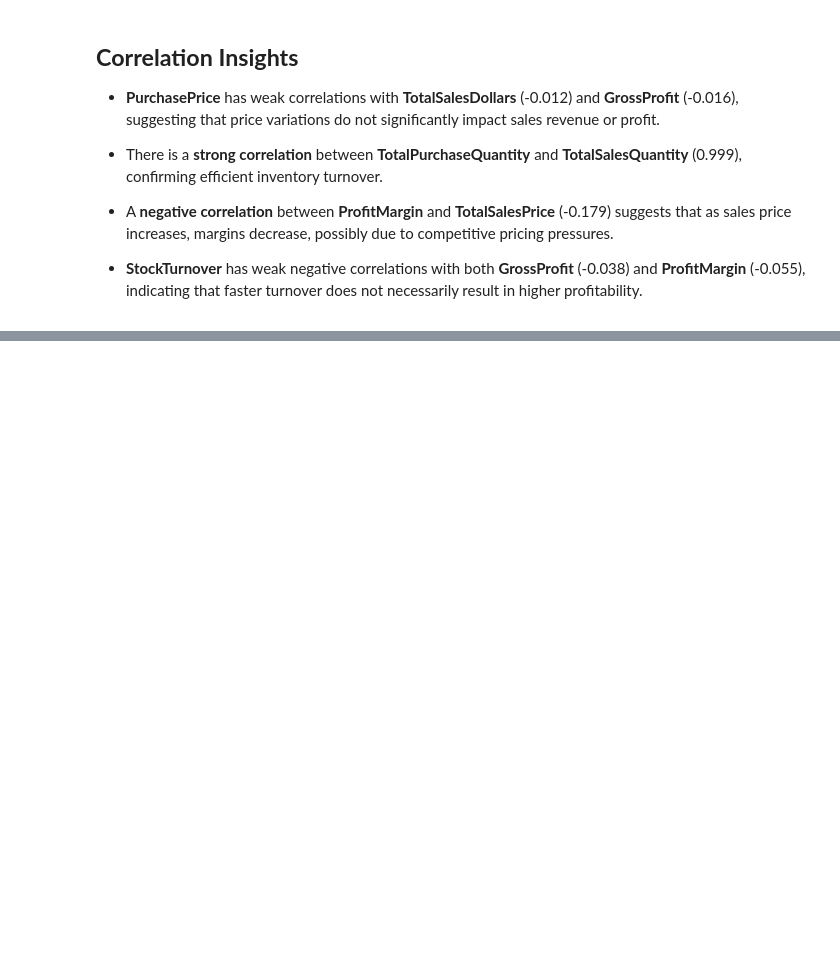
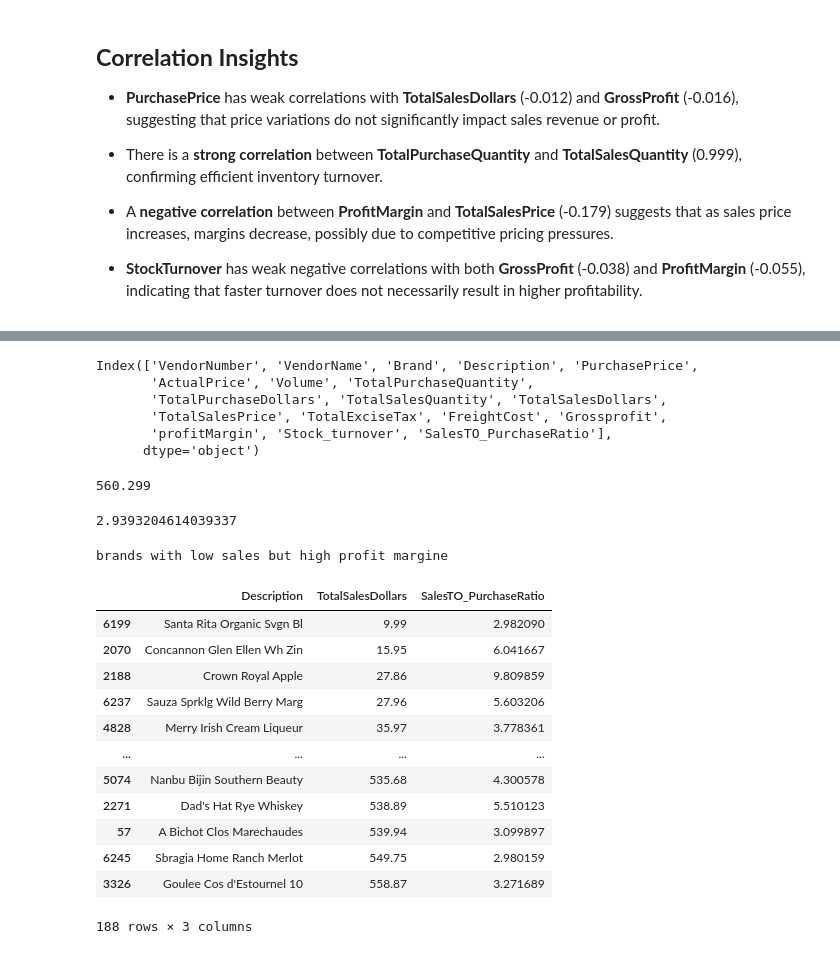
Before and after one commit to layappa/inventory-performance, a Jupyter notebook: vendore_performance_analysis.ipynb, the cells around one changed output, grey strips where cells are left out. Cells and saved outputs as stored; diff of their text form; code cells hidden in the pictures; blank space fills up the shorter version.

```diff
--- a/vendore_performance_analysis.ipynb
+++ b/vendore_performance_analysis.ipynb
@@ -181,0 +190,9 @@ plt.show()
+# %%
+df2.columns
+# %% [output]
+Index(['VendorNumber', 'VendorName', 'Brand', 'Description', 'PurchasePrice',
+       'ActualPrice', 'Volume', 'TotalPurchaseQuantity',
+       'TotalPurchaseDollars', 'TotalSalesQuantity', 'TotalSalesDollars',
+       'TotalSalesPrice', 'TotalExciseTax', 'FreightCost', 'Grossprofit',
+       'profitMargin', 'Stock_turnover', 'SalesTO_PurchaseRatio'],
+      dtype='object')
@@ -181,0 +207,28 @@ plt.show()
+# %%
+low_sales_threshold
+# %% [output]
+560.299
+# %%
+high_margin_threshold
+# %% [output]
+2.9393204614039337
+# %%
+target_brands=brand_performance[(brand_performance['TotalSalesDollars']<=low_sales_threshold) &
+(brand_performance['SalesTO_PurchaseRatio']>=high_margin_threshold)]
+print("brands with low sales but high profit margine")
+display(target_brands.sort_values('TotalSalesDollars'))
+# %% [output]
+brands with low sales but high profit margine
+|  | Description | TotalSalesDollars | SalesTO_PurchaseRatio |
+| 6199 | Santa Rita Organic Svgn Bl | 9.99 | 2.982090 |
+| 2070 | Concannon Glen Ellen Wh Zin | 15.95 | 6.041667 |
+| 2188 | Crown Royal Apple | 27.86 | 9.809859 |
+| 6237 | Sauza Sprklg Wild Berry Marg | 27.96 | 5.603206 |
+| 4828 | Merry Irish Cream Liqueur | 35.97 | 3.778361 |
+| ... | ... | ... | ... |
+| 5074 | Nanbu Bijin Southern Beauty | 535.68 | 4.300578 |
+| 2271 | Dad's Hat Rye Whiskey | 538.89 | 5.510123 |
+| 57 | A Bichot Clos Marechaudes | 539.94 | 3.099897 |
+| 6245 | Sbragia Home Ranch Merlot | 549.75 | 2.980159 |
+| 3326 | Goulee Cos d'Estournel 10 | 558.87 | 3.271689 |
+188 rows × 3 columns
```
Also changed, not shown: parts of 13 cells of this notebook.
